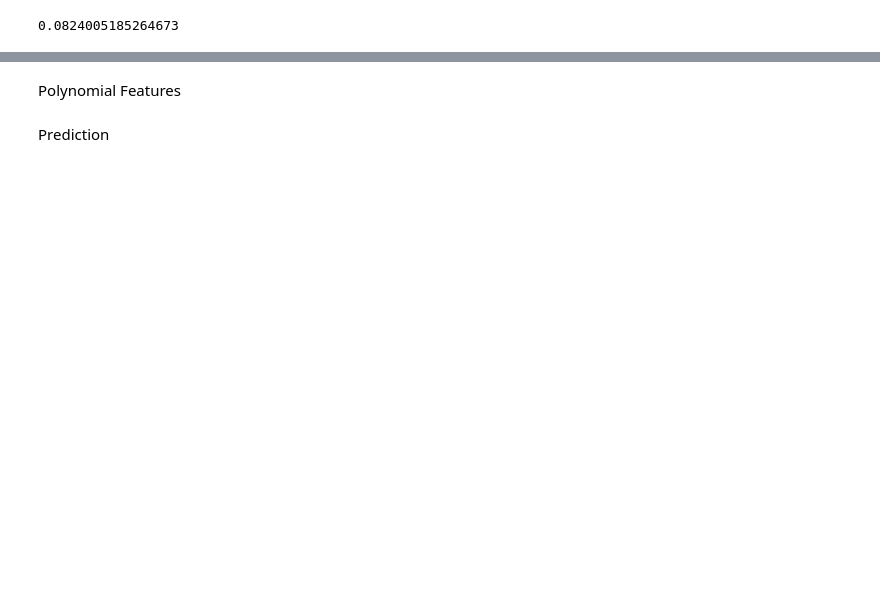
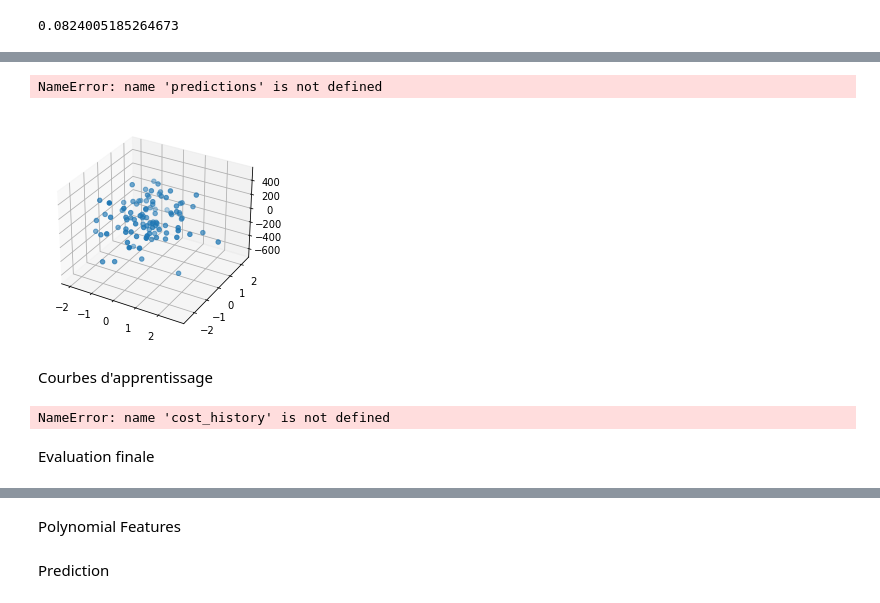
Before and after one commit to Rapsw/Projet_Final_Machine_Learning, a Jupyter notebook: data_preparation.ipynb, the cells around one changed output, grey strips where cells are left out. Cells and saved outputs as stored; diff of their text form; code cells hidden in the pictures; blank space fills up the shorter version.

```diff
--- a/data_preparation.ipynb
+++ b/data_preparation.ipynb
@@ -58,0 +225,14 @@ print(X_minmax)
+# %%
+def grad(X, y, theta):
+    m = len(y)
+    return 1/m * X.T.dot(model(X, theta) - y)
+# %%
+def gradient_descent(X, y, theta, learning_rate, n_iterations):
+
+    cost_history = np.zeros(n_iterations) # création d'un tableau de stockage pour enregistrer l'évolution du Cout du modele
+
+    for i in range(0, n_iterations):
+        theta = theta - learning_rate * grad(X, y, theta) # mise a jour du parametre theta (formule du gradient descent)
+        cost_history[i] = cost_function(X, y, theta) # on enregistre la valeur du Cout au tour i dans cost_history[i]
+
+    return theta, cost_history
@@ -58,0 +255,17 @@ print(X_minmax)
+# %%
+fig = plt.figure()
+ax = fig.add_subplot(111, projection='3d')
+
+ax.scatter(x[:,0], x[:,1], y)
+ax.scatter(x[:,0], x[:,1], predictions)
+# %% [output]
+NameError: name 'predictions' is not defined
+[figure, added]
+# %% [markdown]
+Courbes d'apprentissage
+# %%
+plt.plot(range(n_iterations), cost_history)
+# %% [output]
+NameError: name 'cost_history' is not defined
+# %% [markdown]
+Evaluation finale
```
Also changed, not shown: parts of 34 cells of this notebook, 1 other file.
